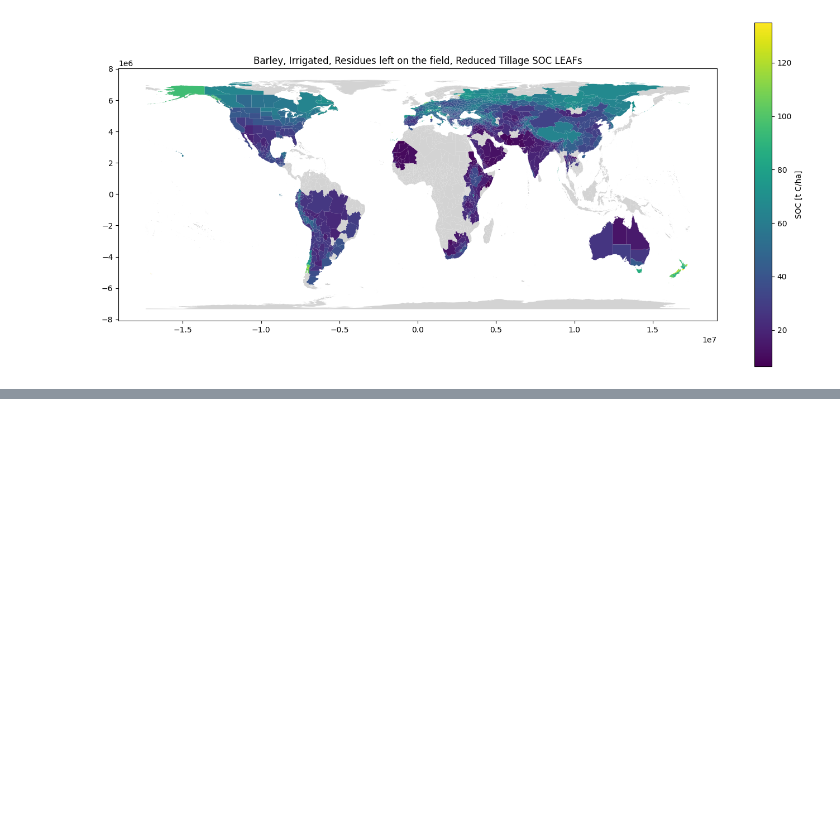
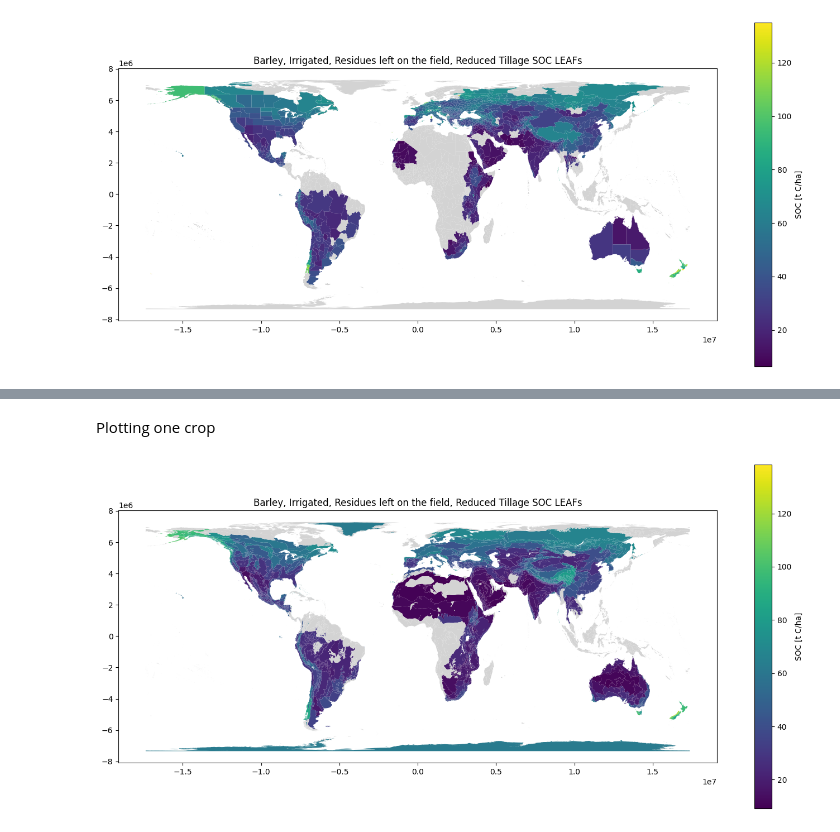
Before and after one commit to cloyolaangosto/SBTN_Land_LEAFs, a Jupyter notebook: documentation/SOC_LEAFs_ReducedTillage.ipynb, the cells around one changed output, grey strips where cells are left out. Cells and saved outputs as stored; diff of their text form; code cells hidden in the pictures; blank space fills up the shorter version.

Commit message:
all ecoregion averages calculated

```diff
--- a/documentation/SOC_LEAFs_ReducedTillage.ipynb
+++ b/documentation/SOC_LEAFs_ReducedTillage.ipynb
@@ -482,0 +494,18 @@ plt.show()
+# %%
+gpkg_path, df_results = mc.build_cfs_gpkg_from_rasters(
+    input_folder =input_folder,
+    output_folder = output_folder,
+    layer_name=layer_name,
+    master_gdf=er_gdf,           # e.g., countries, subcountries, or ecoregions
+    master_key=master_key,              # or 'ISO_A3', 'ADM1_NAME', 'ECO_NAME'
+    result_key=result_key,              # must match the column emitted by your calc gdf
+    gpckg_name = gpckg_name,
+    cf_name=cf_name,
+    cf_unit=cf_unit,
+    area_type=area_type,
+    calc_kwargs=dict(raster_band = 15, outlier_method="log1p_win", std_thresh = 3),     # Chooses the raster band. Due to outliers in crops, setting it to windsorize, replacing all values above 3 stds with mean + 3 stds.
+    reset_gpkg=reset_gpck,
+    run_test=False                             # Use run test to run the first 3 files
+)
+
+print(f"Wrote {df_results.shape[0]} rows into {gpkg_path}")
@@ -482,0 +534,3 @@ plt.show()
+# %%
+gdf_test_values = gpd.read_file(gpkg_path, layer=layer_name)
+gdf_test_values.sort_values(by=["cf"], ascending=False).head()
@@ -482,0 +544,19 @@ plt.show()
+# %%
+gdf_test_geometries = gpd.read_file(gpkg_path, layer="geometry_layer")
+gdf_test = gdf_test_geometries.merge(gdf_test_values.drop(columns="_source_file"), how="left", on="ECO_ID")
+# %% [markdown]
+Plotting one crop
+# %%
+er_leafs_check = gdf_test[gdf_test["flow_name"]=="Barley_irr_ron_rt_2030y_SOC"]
+# %%
+fig, ax = plt.subplots(figsize=(14, 8))
+er_leafs_check.plot(column="cf", ax=ax, cmap="viridis",
+           legend=True,
+           legend_kwds={"label": "SOC [t C/ha]", "shrink": 0.8},
+           missing_kwds={"color": "lightgrey", "label": "No value"})
+
+ax.set_title("Barley, Irrigated, Residues left on the field, Reduced Tillage SOC LEAFs")
+plt.tight_layout()
+plt.show()
+# %% [output]
+[figure, added]
```
Also changed, not shown: parts of 5 cells of this notebook, 1 other file.
